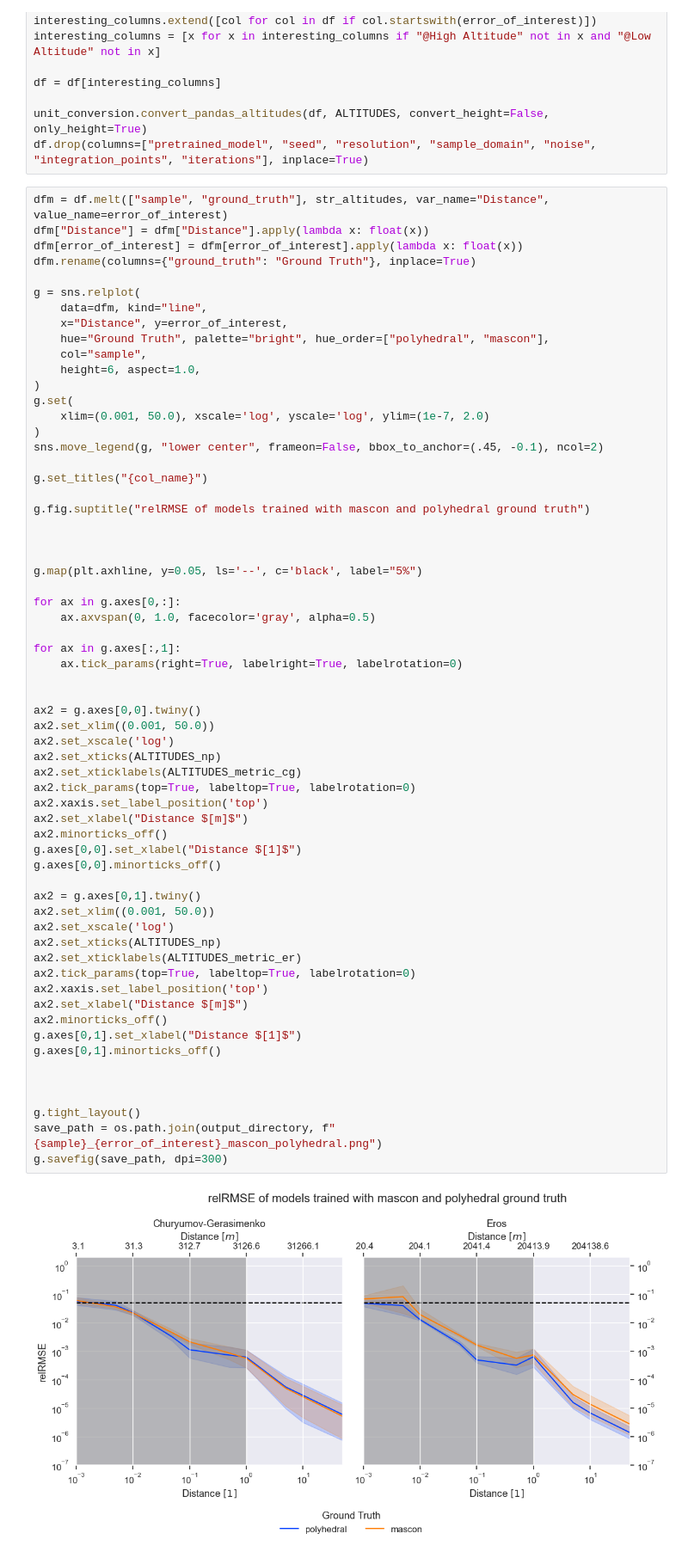
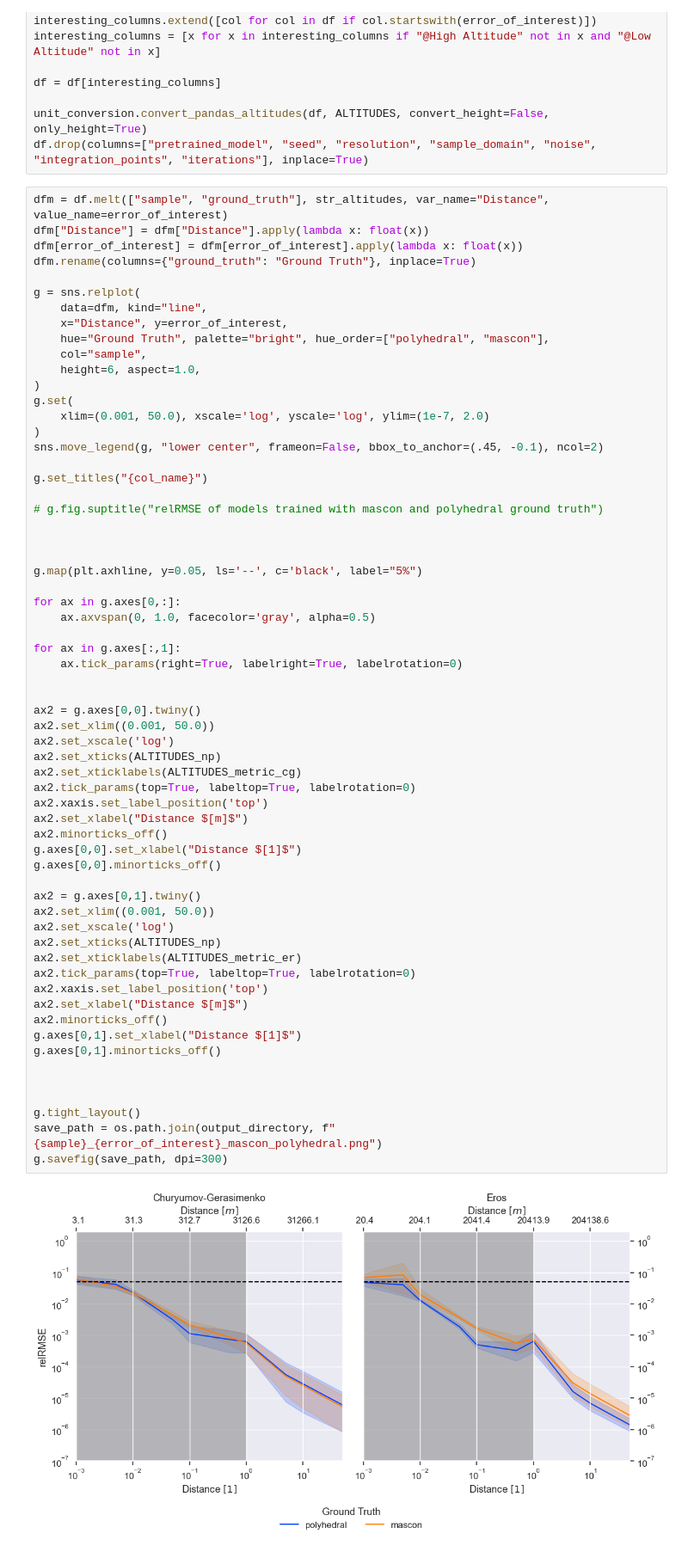
Before and after one commit to gomezzz/geodesyNets, a Jupyter notebook: P3 - Plotting Both.ipynb, the cells around one changed output. Shown at 86% size. Saved outputs shown, nothing was run; the diff lists cells and outputs as text.

Commit message:
improved the plots

```diff
--- a/P3 - Plotting Both.ipynb
+++ b/P3 - Plotting Both.ipynb
@@ -142,7 +142,7 @@ sns.move_legend(g, "lower center", frameon=False, bbox_to_anchor=(.45, -0.1), nc
 
 g.set_titles("{col_name}")
 
-g.fig.suptitle("relRMSE of models trained with mascon and polyhedral ground truth")
+# g.fig.suptitle("relRMSE of models trained with mascon and polyhedral ground truth")
 
 
 
@@ -158,34 +158,34 @@ for ax in g.axes[:,1]:
 ax2 = g.axes[0,0].twiny()
 ax2.set_xlim((0.001, 50.0))
 ax2.set_xscale('log')
 ax2.set_xticks(ALTITUDES_np)
 ax2.set_xticklabels(ALTITUDES_metric_cg)
 ax2.tick_params(top=True, labeltop=True, labelrotation=0)
 ax2.xaxis.set_label_position('top')
 ax2.set_xlabel("Distance $[m]$")
 ax2.minorticks_off()
 g.axes[0,0].set_xlabel("Distance $[1]$")
 g.axes[0,0].minorticks_off()
 
 ax2 = g.axes[0,1].twiny()
 ax2.set_xlim((0.001, 50.0))
 ax2.set_xscale('log')
 ax2.set_xticks(ALTITUDES_np)
 ax2.set_xticklabels(ALTITUDES_metric_er)
 ax2.tick_params(top=True, labeltop=True, labelrotation=0)
 ax2.xaxis.set_label_position('top')
 ax2.set_xlabel("Distance $[m]$")
 ax2.minorticks_off()
 g.axes[0,1].set_xlabel("Distance $[1]$")
 g.axes[0,1].minorticks_off()
 
 
 
 g.tight_layout()
 save_path = os.path.join(output_directory, f"{sample}_{error_of_interest}_mascon_polyhedral.png")
 g.savefig(save_path, dpi=300)
 # %% [output]
-[figure, old version]
+[figure, new version]
 # %%
 df = df_copy.copy()
 ALTITUDES = ast.literal_eval(df.at[0, "validation_sampling_altitudes"])
```
Also changed, not shown: parts of 5 cells of this notebook.
